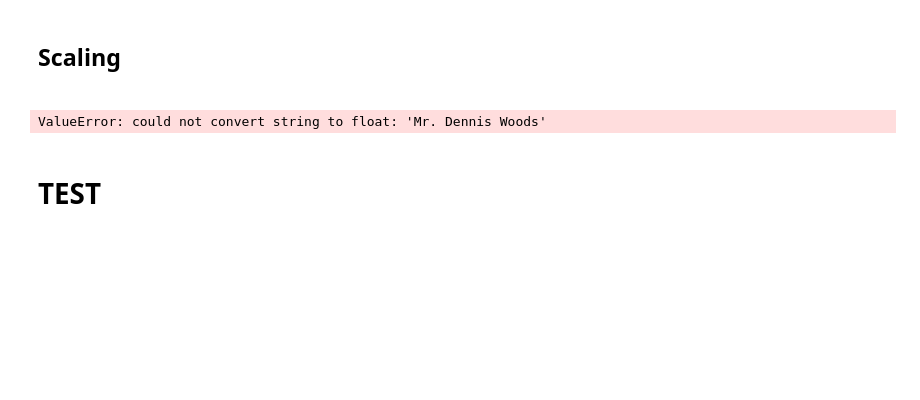
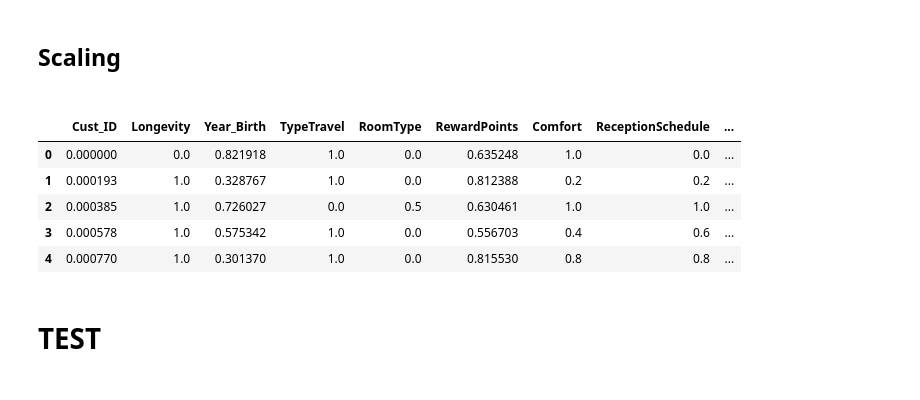
Before and after one commit to Leon209/Project_1-Supervised-Model, a Jupyter notebook: Project 1.ipynb, the cells around one changed output. Saved outputs shown, nothing was run; the diff lists cells and outputs as text; code cells hidden in the pictures; blank space fills up the shorter version.

```diff
--- a/Project 1.ipynb
+++ b/Project 1.ipynb
@@ -393,18 +397,26 @@ memory usage: 893.0+ KB
 # %% [markdown]
 <h2>Scaling<h2>
 # %%
+#Drop name column
+validate.drop(['Name'], axis=1, inplace=True)
+#Scaling
 from sklearn.preprocessing import MinMaxScaler
 
 X_validate = validate.drop('Churn', axis = 1)
 y_validate = validate['Churn']
 
 scaler_validate = MinMaxScaler().fit(X_validate)
 minmax_validate = scaler_validate.transform(X_validate)
 
 X_validate = pd.DataFrame(minmax_validate, columns = X_validate.columns)
 X_validate.head()
 # %% [output]
-ValueError: could not convert string to float: 'Mr. Dennis Woods'
+|  | Cust_ID | Longevity | Year_Birth | TypeTravel | RoomType | RewardPoints | Comfort | ReceptionSchedule | ... |
+| 0 | 0.000000 | 0.0 | 0.821918 | 1.0 | 0.0 | 0.635248 | 1.0 | 0.0 | ... |
+| 1 | 0.000193 | 1.0 | 0.328767 | 1.0 | 0.0 | 0.812388 | 0.2 | 0.2 | ... |
+| 2 | 0.000385 | 1.0 | 0.726027 | 0.0 | 0.5 | 0.630461 | 1.0 | 1.0 | ... |
+| 3 | 0.000578 | 1.0 | 0.575342 | 1.0 | 0.0 | 0.556703 | 0.4 | 0.6 | ... |
+| 4 | 0.000770 | 1.0 | 0.301370 | 1.0 | 0.0 | 0.815530 | 0.8 | 0.8 | ... |
 # %% [markdown]
 <h1>TEST<h1>
 # %% [markdown]
```
Also changed, not shown: parts of 2 cells of this notebook.
